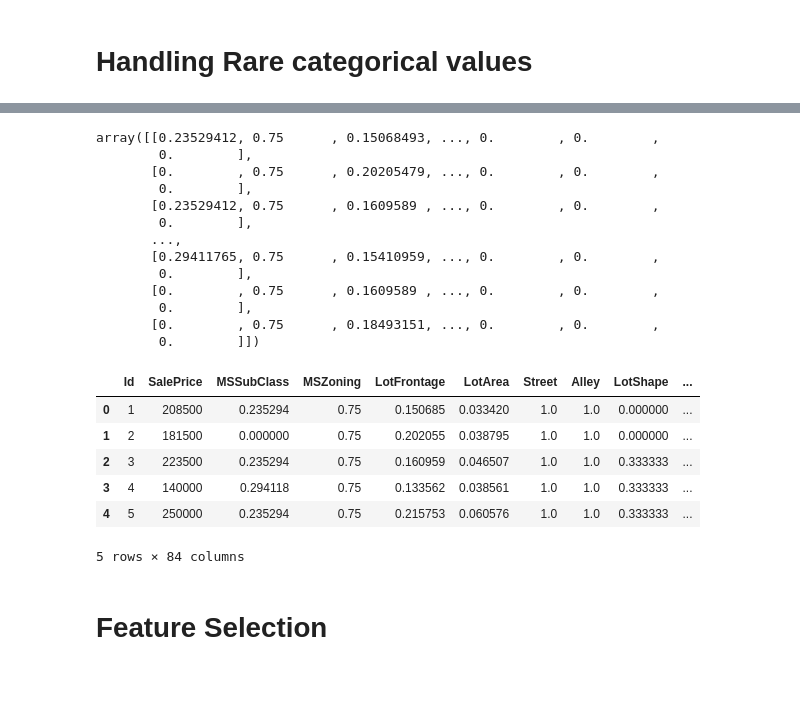
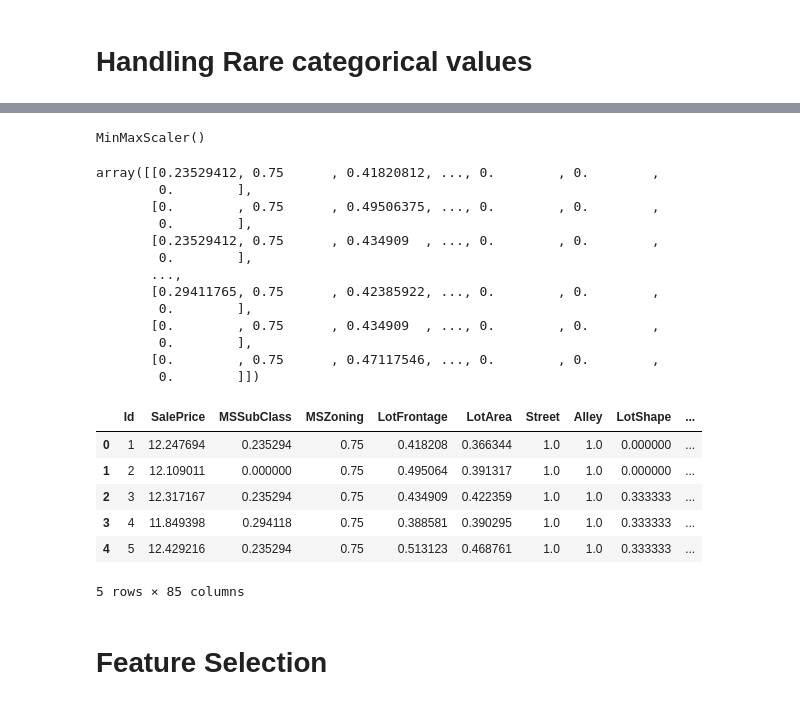
Before and after one commit to Jayasuryan0821/House-Price-Prediction, a Jupyter notebook: Final/eda.ipynb, the cells around one changed output, grey strips where cells are left out. Saved outputs shown, nothing was run; the diff lists cells and outputs as text; code cells hidden in the pictures.

```diff
--- a/Final/eda.ipynb
+++ b/Final/eda.ipynb
@@ -553,7 +564,7 @@ Skewness of SalePrice after log transform: 0.12133506220520406
 # Handling Rare categorical values
 # %%
 for feature in cat_features:
-    temp = data.groupby(feature)['SalePrice'].count()/len(data)
+    temp = dataset.groupby(feature)['SalePrice'].count()/len(dataset)
     temp_df = temp[temp > 0.01].index
-    data[feature] = np.where(data[feature].isin(temp_df),data[feature],'Rare_var')
+    dataset[feature] = np.where(dataset[feature].isin(temp_df),dataset[feature],'Rare_var')
 # %%
@@ -574,7 +585,7 @@ data.head(100)
 100 rows × 84 columns
 # %%
 for feature in cat_features:
-    labels_ordered = data.groupby(feature)['SalePrice'].mean().sort_values().index
+    labels_ordered = dataset.groupby([feature])['SalePrice'].mean().sort_values().index
     labels_ordered = {k:i for i,k in enumerate(labels_ordered,0)} # in the for loop enumerate (labels_ordered,0) means it starts from i = 0
     # print(labels_ordered)
-    data[feature] = data[feature].map(labels_ordered)
+    dataset[feature] = dataset[feature].map(labels_ordered)
@@ -613,6 +606,5 @@ data.head(10)
 10 rows × 84 columns
 # %%
-feature_scale = [feature for feature in data.columns if feature not in ['Id','SalePrice']]
-scaler = MinMaxScaler()
-scaler.fit(data[feature_scale])
+scaling_feature=[feature for feature in dataset.columns if feature not in ['Id','SalePerice'] ]
+len(scaling_feature)
 # %% [output]
@@ -620,32 +642,37 @@ MinMaxScaler()
+# %%
+scaler = MinMaxScaler()
+scaler.fit(dataset[scaling_feature])
+# %% [output]
+MinMaxScaler()
 # %%
-scaler.transform(data[feature_scale])
+scaler.transform(dataset[scaling_feature])
 # %% [output]
-array([[0.23529412, 0.75      , 0.15068493, ..., 0.        , 0.        ,
+array([[0.23529412, 0.75      , 0.41820812, ..., 0.        , 0.        ,
         0.        ],
-       [0.        , 0.75      , 0.20205479, ..., 0.        , 0.        ,
+       [0.        , 0.75      , 0.49506375, ..., 0.        , 0.        ,
         0.        ],
-       [0.23529412, 0.75      , 0.1609589 , ..., 0.        , 0.        ,
+       [0.23529412, 0.75      , 0.434909  , ..., 0.        , 0.        ,
         0.        ],
        ...,
-       [0.29411765, 0.75      , 0.15410959, ..., 0.        , 0.        ,
+       [0.29411765, 0.75      , 0.42385922, ..., 0.        , 0.        ,
         0.        ],
-       [0.        , 0.75      , 0.1609589 , ..., 0.        , 0.        ,
+       [0.        , 0.75      , 0.434909  , ..., 0.        , 0.        ,
         0.        ],
-       [0.        , 0.75      , 0.18493151, ..., 0.        , 0.        ,
+       [0.        , 0.75      , 0.47117546, ..., 0.        , 0.        ,
         0.        ]])
 # %%
-data = pd.concat([data[['Id', 'SalePrice']].reset_index(drop=True),
-                    pd.DataFrame(scaler.transform(data[feature_scale]), columns=feature_scale)],
+data = pd.concat([dataset[['Id', 'SalePrice']].reset_index(drop=True),
+                    pd.DataFrame(scaler.transform(dataset[scaling_feature]), columns=scaling_feature)],
                     axis=1)
 data.head()
 # %% [output]
 |  | Id | SalePrice | MSSubClass | MSZoning | LotFrontage | LotArea | Street | Alley | LotShape | ... |
-| 0 | 1 | 208500 | 0.235294 | 0.75 | 0.150685 | 0.033420 | 1.0 | 1.0 | 0.000000 | ... |
-| 1 | 2 | 181500 | 0.000000 | 0.75 | 0.202055 | 0.038795 | 1.0 | 1.0 | 0.000000 | ... |
-| 2 | 3 | 223500 | 0.235294 | 0.75 | 0.160959 | 0.046507 | 1.0 | 1.0 | 0.333333 | ... |
-| 3 | 4 | 140000 | 0.294118 | 0.75 | 0.133562 | 0.038561 | 1.0 | 1.0 | 0.333333 | ... |
-| 4 | 5 | 250000 | 0.235294 | 0.75 | 0.215753 | 0.060576 | 1.0 | 1.0 | 0.333333 | ... |
+| 0 | 1 | 12.247694 | 0.235294 | 0.75 | 0.418208 | 0.366344 | 1.0 | 1.0 | 0.000000 | ... |
+| 1 | 2 | 12.109011 | 0.000000 | 0.75 | 0.495064 | 0.391317 | 1.0 | 1.0 | 0.000000 | ... |
+| 2 | 3 | 12.317167 | 0.235294 | 0.75 | 0.434909 | 0.422359 | 1.0 | 1.0 | 0.333333 | ... |
+| 3 | 4 | 11.849398 | 0.294118 | 0.75 | 0.388581 | 0.390295 | 1.0 | 1.0 | 0.333333 | ... |
+| 4 | 5 | 12.429216 | 0.235294 | 0.75 | 0.513123 | 0.468761 | 1.0 | 1.0 | 0.333333 | ... |
-5 rows × 84 columns
+5 rows × 85 columns
 # %%
 data.to_csv('X_train.csv',index=False)
 # %% [markdown]
```
Also changed, not shown: parts of 34 cells of this notebook.
